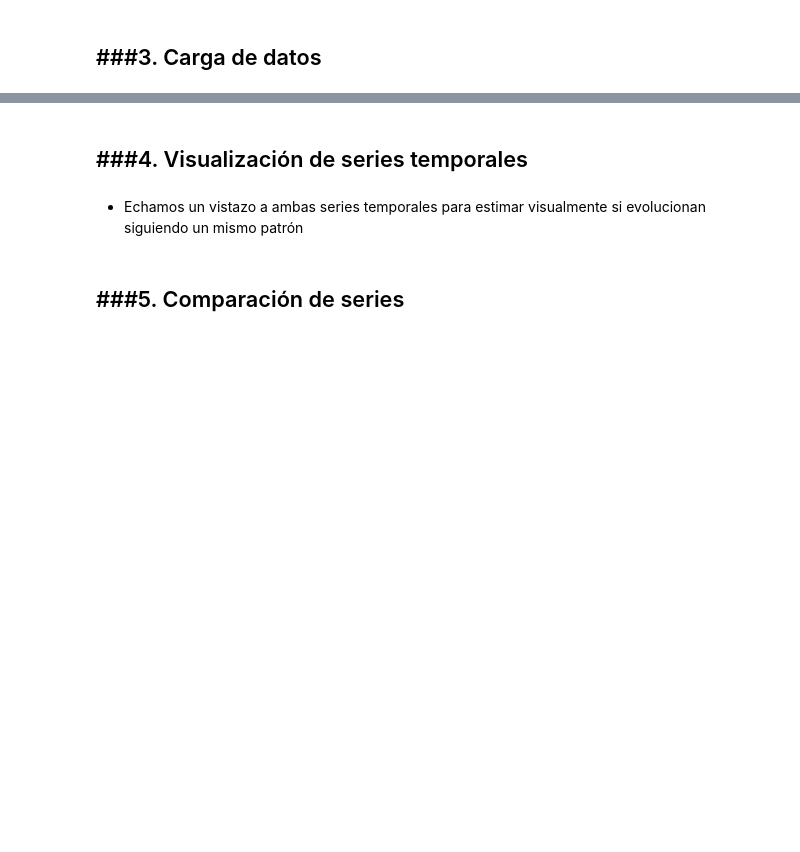
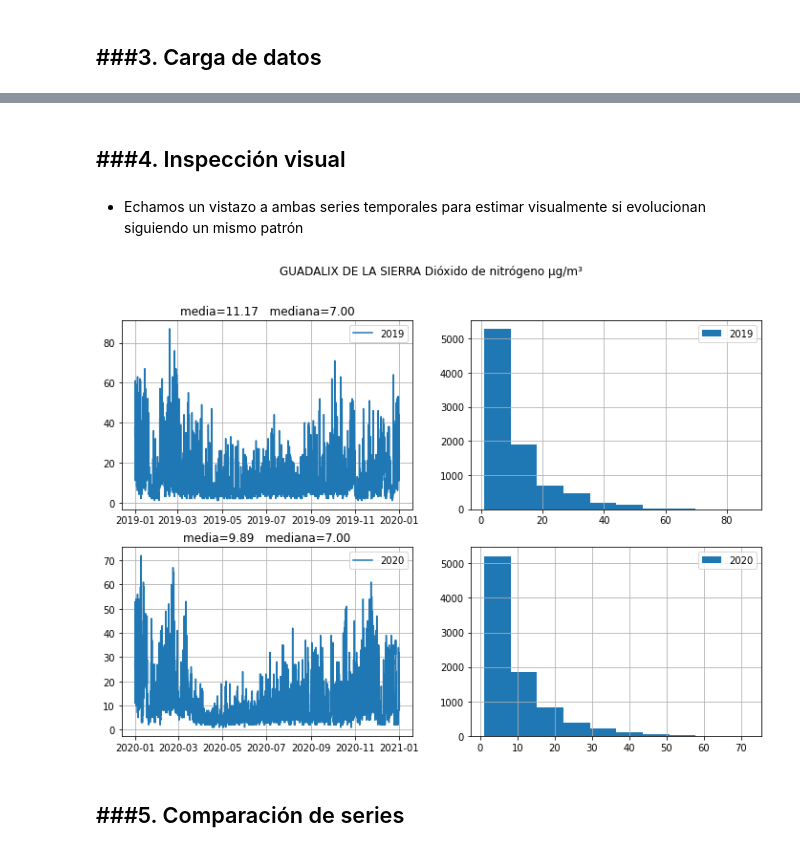
Before and after one commit to waveology/aire, a Jupyter notebook: tema8_contraste_de_hipotesis_parte_2.ipynb, the cells around one changed output, grey strips where cells are left out. Cells and saved outputs as stored; diff of their text form; code cells hidden in the pictures; blank space fills up the shorter version.

```diff
--- a/tema8_contraste_de_hipotesis_parte_2.ipynb
+++ b/tema8_contraste_de_hipotesis_parte_2.ipynb
@@ -120,5 +164,5 @@ print(df.describe())
-# %% [markdown]
-###4. Visualización de series temporales
----
+# %% [markdown]
+###4. Inspección visual
+---
 # %% [markdown]
 * Echamos un vistazo a ambas series temporales para estimar visualmente si evolucionan siguiendo un mismo patrón
@@ -157,3 +169,26 @@ plt.show()
+# %%
+# Cada serie en un gráfico independiente
+# ---------------------------------------
+fig, ax = plt.subplots(nrows=2,ncols=2,figsize=(12,8))
+ax[0,0].plot(df1[anio1],label=anio1)
+ax[0,0].set_title('media=%.2f   mediana=%.2f' %(df1[anio1].mean(),df1[anio1].median()))
+
+ax[0,1].hist(df1[anio1],label=anio1)
+
+ax[1,0].plot(df2[anio2],label=anio2)
+ax[1,0].set_title('media=%.2f   mediana=%.2f' %(df2[anio2].mean(),df2[anio2].median()))
+
+ax[1,1].hist(df2[anio2],label=anio2)
+
+
+for a in ax.flatten() :
+   a.grid(True)
+   a.legend()
+   #a.set_ylim(0,200)
+plt.suptitle('%s %s %s' % (estacion1,magnitud1,unidades1))
+plt.show()
+# %% [output]
+[figure, added]
 # %% [markdown]
 ###5. Comparación de series
 ---
```
Also changed, not shown: parts of 13 cells of this notebook.
